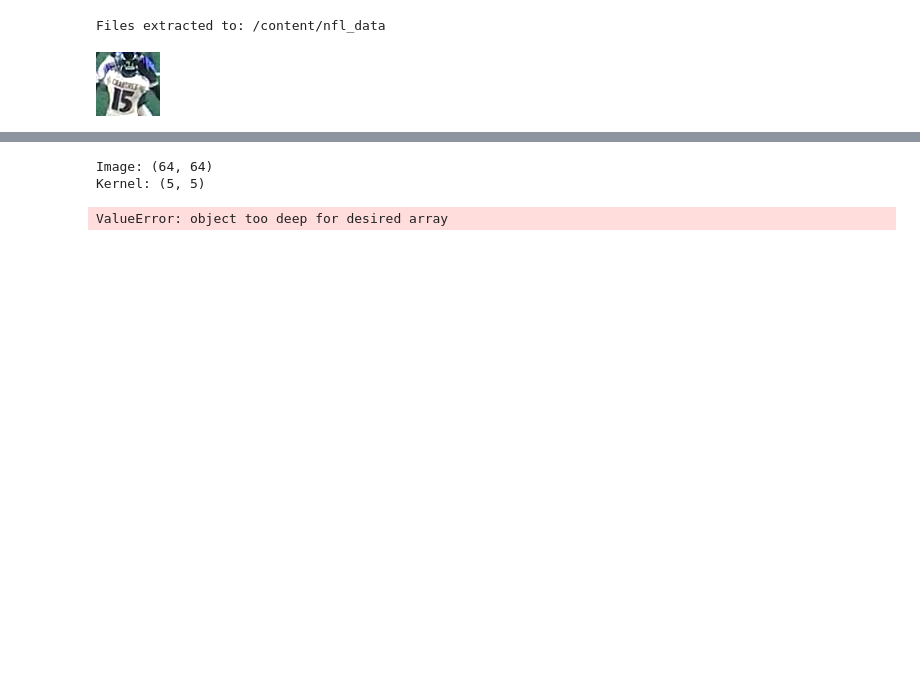
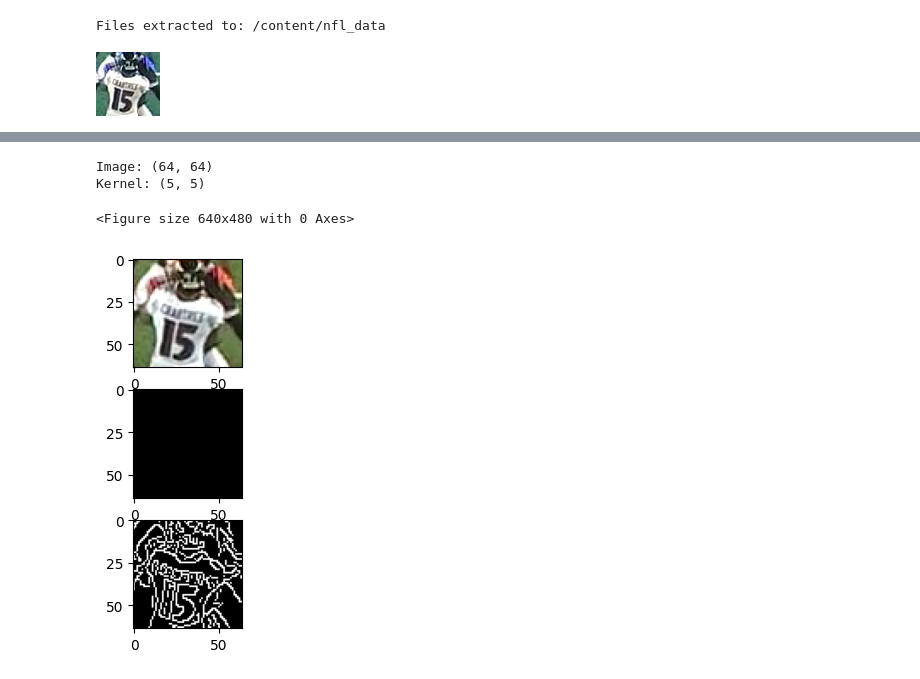
Before and after one commit to tonywangs/cs131-final-project, a Jupyter notebook: 131_alternative.ipynb, the cells around one changed output, grey strips where cells are left out. Saved outputs shown, nothing was run; the diff lists cells and outputs as text; code cells hidden in the pictures; blank space fills up the shorter version.

```diff
--- a/131_alternative.ipynb
+++ b/131_alternative.ipynb
@@ -211,19 +405,17 @@ def link_edges(strong_edges, weak_edges):
 # %%
-# Image pre-processing and edge detection
-! pip install scipy
-import scipy
+# # Image pre-processing and edge detection
+# def canny(img, kernel_size=5, sigma=1.4, high=15, low=6):
+#   img = cv.cvtColor(img, cv.COLOR_BGR2GRAY)
+#   img = cv.GaussianBlur(img, (5, 5), 1.5)
+#   print(f"Image: {img.shape}")
 
-def canny(img, kernel_size=5, sigma=1.4, high=20, low=15):
-  img = cv.cvtColor(img, cv.COLOR_BGR2GRAY)
-  print(f"Image: {img.shape}")
+#   kernel = gaussian_kernel(kernel_size, sigma)
+#   print(f"Kernel: {kernel.shape}")
 
-  kernel = gaussian_kernel(kernel_size, sigma)
-  print(f"Kernel: {kernel.shape}")
+#   smoothed = scipy.ndimage.convolve(img, kernel)
+#   G, theta = gradient(smoothed)
+#   non_max = nms(G, theta)
+#   strong, weak = double_thresholding(non_max, high, low)
+#   edge = link_edges(strong, weak)
 
-  smoothed = scipy.ndimage.convolve(img, kernel)
-  G, theta = gradient(smoothed)
-  non_max = nms(G, theta)
-  strong, weak = double_thresholding(non_max, high, low)
-  edge = link_edges(strong, weak)
-
-  return edge
+#   return edge
@@ -233,14 +422,18 @@ Requirement already satisfied: numpy<2.3,>=1.22.4 in /usr/local/lib/python3.11/d
 # %%
 import matplotlib.pyplot as plt
 
 canny_img = canny(image)
 
+right = cv.Canny(image, 80, 200)
+
 # Displaying the input and output image
 plt.figure()
-f, plots = plt.subplots(2, 1)
+f, plots = plt.subplots(3, 1)
 plots[0].imshow(image)
-plots[1].imshow(canny_img)
+plots[1].imshow(canny_img).cmap='gray'
+plots[2].imshow(right).cmap='gray'
 # %% [output]
 Image: (64, 64)
 Kernel: (5, 5)
-ValueError: object too deep for desired array
+<Figure size 640x480 with 0 Axes>
+[figure, added]
```
Also changed, not shown: parts of 4 cells of this notebook.
